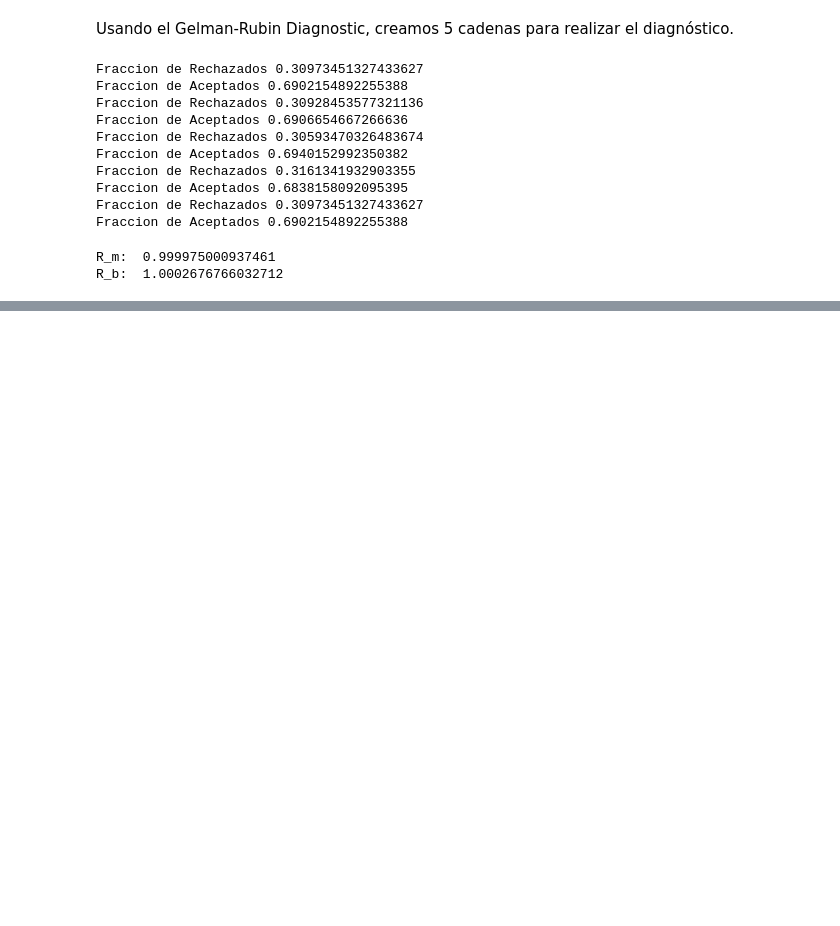
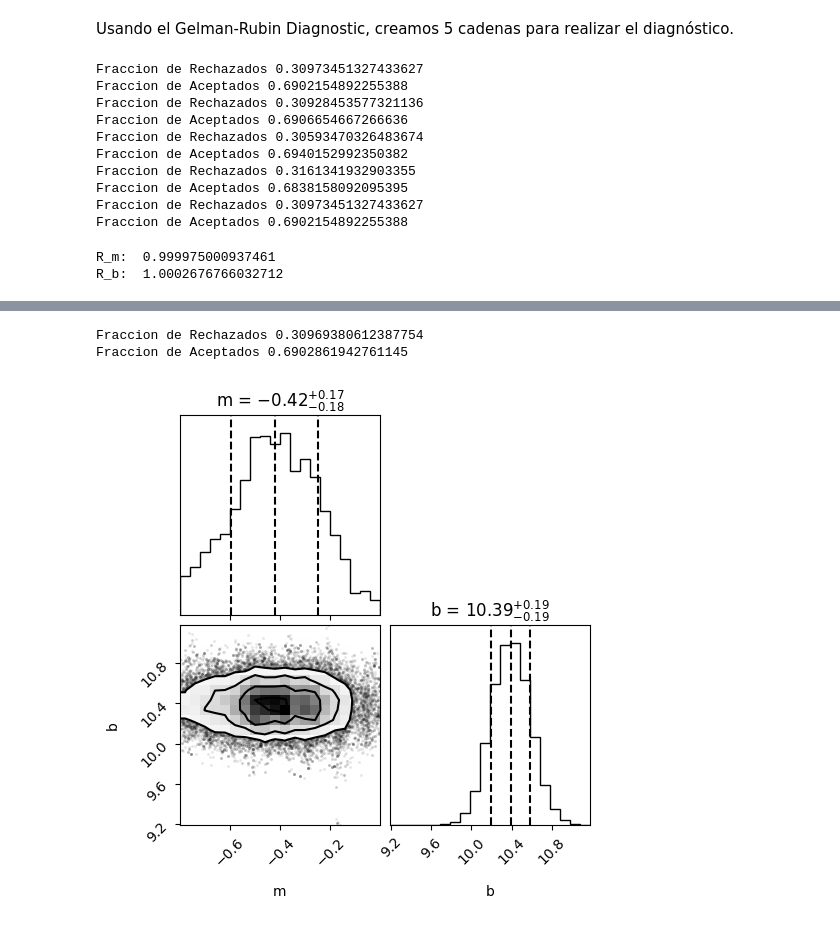
Before and after one commit to DCI-alxogm/ml2023-PotterSR, a Jupyter notebook: Oct06-07/Clase_7_Octubre.ipynb, the cells around one changed output, grey strips where cells are left out. Drawn from its saved outputs; the diff is of its cells as text; code cells hidden in the pictures; blank space fills up the shorter version.

```diff
--- a/Oct06-07/Clase_7_Octubre.ipynb
+++ b/Oct06-07/Clase_7_Octubre.ipynb
@@ -294,0 +315,17 @@ R_b:  1.0002676766032712
+# %%
+x_norm = (x-np.mean(x))/np.std(x)
+
+limits = [-.8, 0, 5, 13]
+sigma_m = .01
+sigma_b = .2
+paso_i = [np.random.uniform(limits[0], limits[1]), np.random.uniform(limits[2], limits[3])]
+N = 50000
+# %%
+cadena = mc(x_norm, y, N, sigma_b, sigma_m, paso_i, limits)
+# %% [output]
+Fraccion de Rechazados 0.30969380612387754
+Fraccion de Aceptados 0.6902861942761145
+# %%
+figure = corner.corner(cadena, labels=['m', 'b', 'm'], fontsize =12, quantiles=[0.16, .5, .84], show_titles=True)
+# %% [output]
+[figure, added]
```
Also changed, not shown: parts of 3 cells of this notebook.
